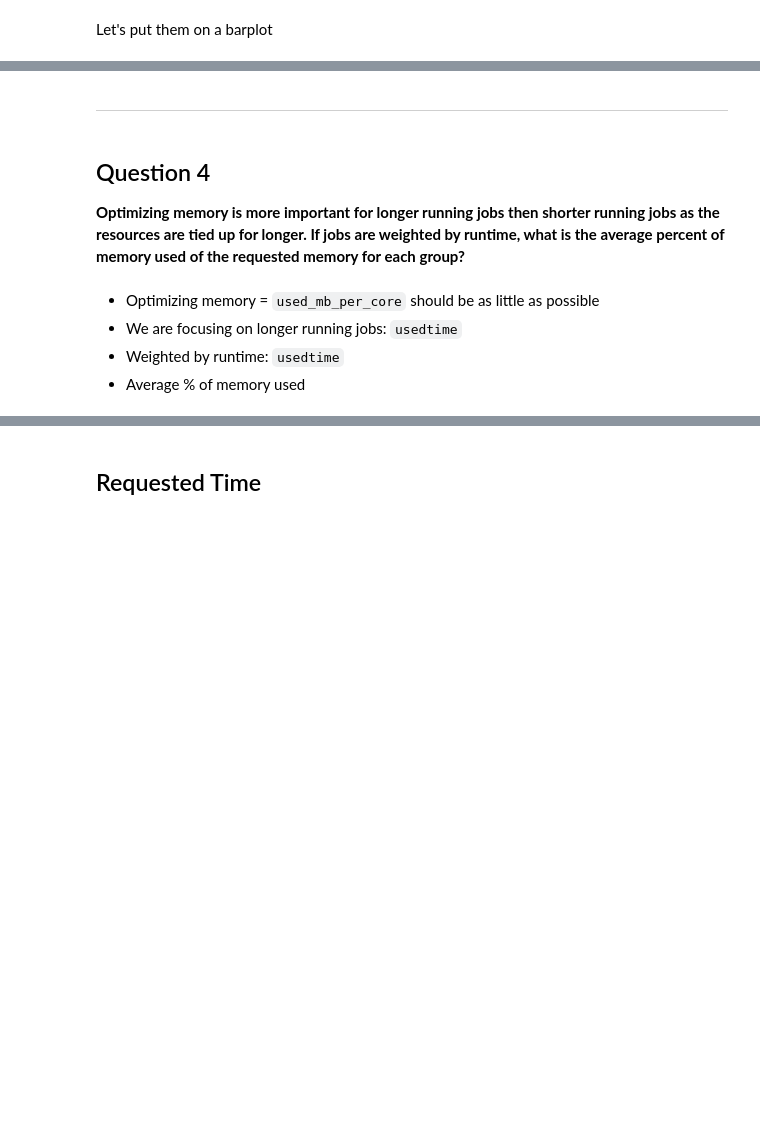
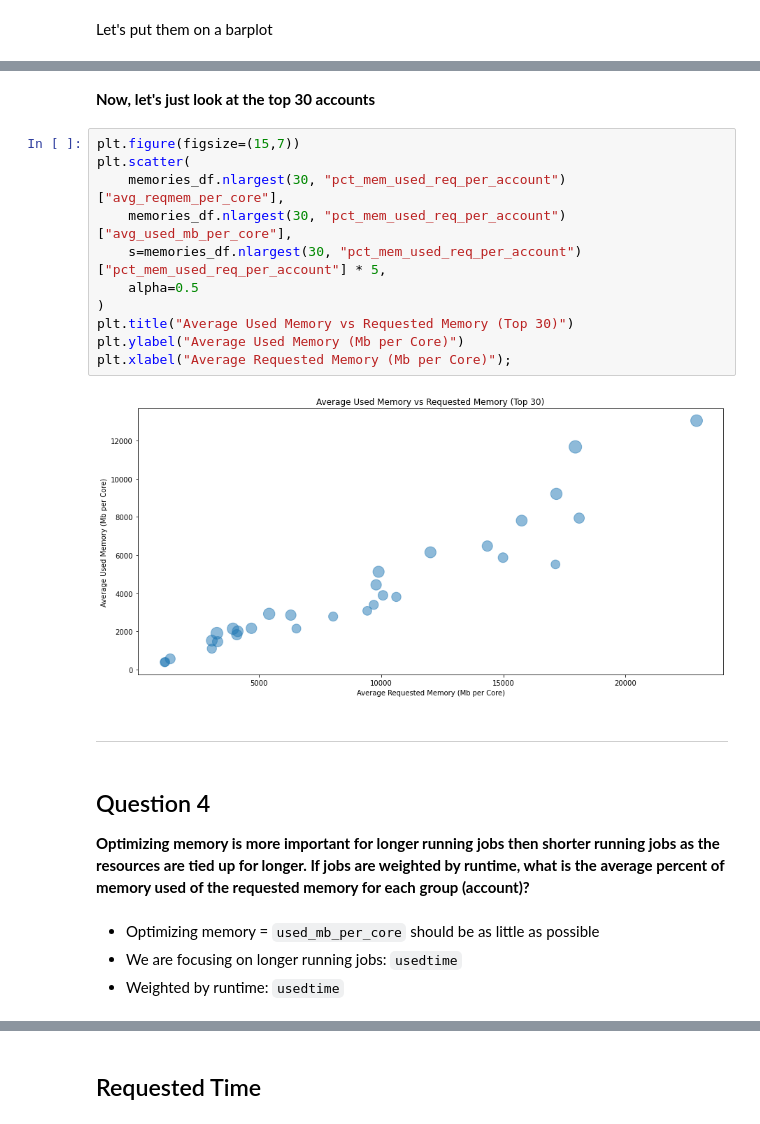
Before and after one commit to nss-data-science-cohort-4/dq2-accre-amd, a Jupyter notebook: notebooks/mr_03_accre_jobs_2020_analysis.ipynb, the cells around one changed output, grey strips where cells are left out. Cells and saved outputs as stored; diff of their text form; blank space fills up the shorter version.

```diff
--- a/notebooks/mr_03_accre_jobs_2020_analysis.ipynb
+++ b/notebooks/mr_03_accre_jobs_2020_analysis.ipynb
@@ -124,14 +143,28 @@ memories_df.nlargest(20, "pct_memory_used_requested")[["pct_memory_used_requeste
+# %% [markdown]
+**Now, let's just look at the top 30 accounts**
+# %%
+plt.figure(figsize=(15,7))
+plt.scatter(
+    memories_df.nlargest(30, "pct_mem_used_req_per_account")["avg_reqmem_per_core"],
+    memories_df.nlargest(30, "pct_mem_used_req_per_account")["avg_used_mb_per_core"],
+    s=memories_df.nlargest(30, "pct_mem_used_req_per_account")["pct_mem_used_req_per_account"] * 5,
+    alpha=0.5
+)
+plt.title("Average Used Memory vs Requested Memory (Top 30)")
+plt.ylabel("Average Used Memory (Mb per Core)")
+plt.xlabel("Average Requested Memory (Mb per Core)");
+# %% [output]
+[figure, added]
 # %% [markdown]
 ---
 # %% [markdown]
 ## Question 4
 
-**Optimizing memory is more important for longer running jobs then shorter running jobs as the resources are tied up for longer. If jobs are weighted by runtime, what is the average percent of memory used of the requested memory for each group?**
+**Optimizing memory is more important for longer running jobs then shorter running jobs as the resources are tied up for longer. If jobs are weighted by runtime, what is the average percent of memory used of the requested memory for each group (account)?**
 # %% [markdown]
 - Optimizing memory = `used_mb_per_core` should be as little as possible
 - We are focusing on longer running jobs: `usedtime`
 - Weighted by runtime: `usedtime`
-- Average % of memory used
 # %% [markdown]
 - What do we want to do? -- We want to optimize memory
 - What is the population concerned? -- Longer running jobs
```
Also changed, not shown: parts of 33 cells of this notebook, 2 other files.
